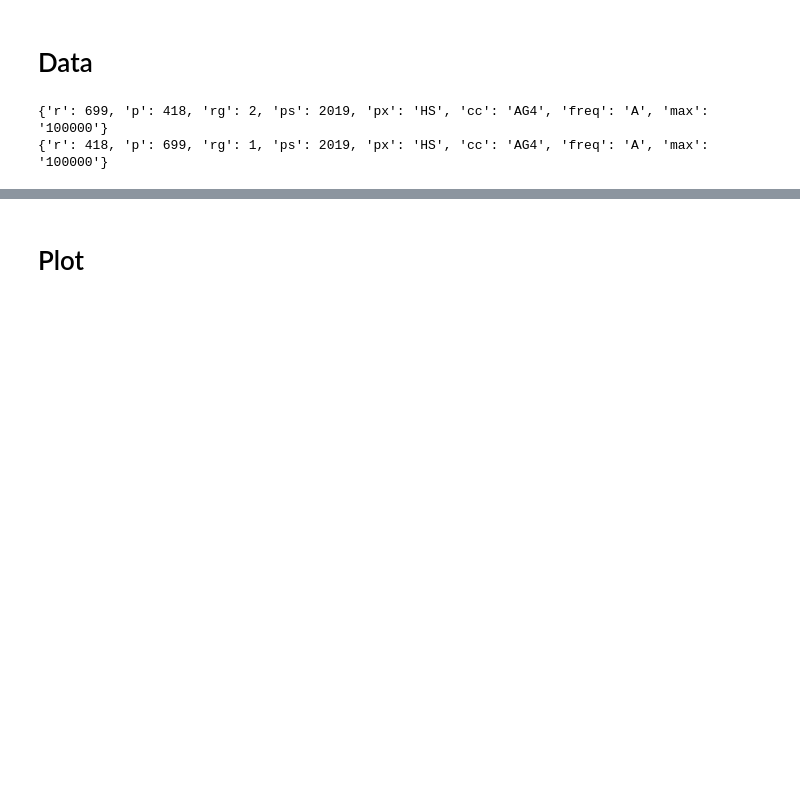
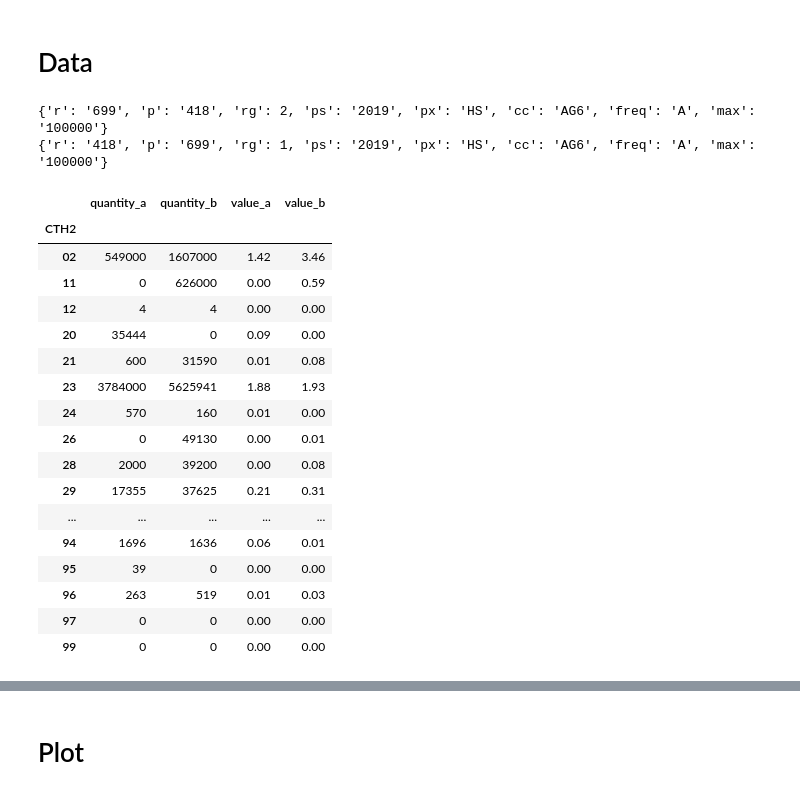
Before and after one commit to kmaneesh/tta, a Jupyter notebook: notebook/country/export.ipynb, the cells around one changed output, grey strips where cells are left out. Cells and saved outputs as stored; diff of their text form; code cells hidden in the pictures; blank space fills up the shorter version.

```diff
--- a/notebook/country/export.ipynb
+++ b/notebook/country/export.ipynb
@@ -52,10 +50,35 @@ print(status)
 # %% [markdown]
 # Data
 # %%
+cc = 'AG6'
 data_out, data_in = tta.get_export_data(reporter, partner, period, cc)
 data = tta.compare(data_out, data_in)
 df = tta.prepare(data)
 # %% [output]
-{'r': 699, 'p': 418, 'rg': 2, 'ps': 2019, 'px': 'HS', 'cc': 'AG4', 'freq': 'A', 'max': '100000'}
-{'r': 418, 'p': 699, 'rg': 1, 'ps': 2019, 'px': 'HS', 'cc': 'AG4', 'freq': 'A', 'max': '100000'}
+{'r': '699', 'p': '418', 'rg': 2, 'ps': '2019', 'px': 'HS', 'cc': 'AG6', 'freq': 'A', 'max': '100000'}
+{'r': '418', 'p': '699', 'rg': 1, 'ps': '2019', 'px': 'HS', 'cc': 'AG6', 'freq': 'A', 'max': '100000'}
+# %%
+df['CTH2'] = df['code'].str.slice(0, 2)
+df['CTH4'] = df['code'].str.slice(0, 4)
+df['CTH6'] = df['code']
+df.groupby(['CTH2'])[['quantity_a', 'quantity_b', 'value_a', 'value_b']].sum()
+# %% [output]
+|  | quantity_a | quantity_b | value_a | value_b |
+| CTH2 |  |  |  |  |
+| 02 | 549000 | 1607000 | 1.42 | 3.46 |
+| 11 | 0 | 626000 | 0.00 | 0.59 |
+| 12 | 4 | 4 | 0.00 | 0.00 |
+| 20 | 35444 | 0 | 0.09 | 0.00 |
+| 21 | 600 | 31590 | 0.01 | 0.08 |
+| 23 | 3784000 | 5625941 | 1.88 | 1.93 |
+| 24 | 570 | 160 | 0.01 | 0.00 |
+| 26 | 0 | 49130 | 0.00 | 0.01 |
+| 28 | 2000 | 39200 | 0.00 | 0.08 |
+| 29 | 17355 | 37625 | 0.21 | 0.31 |
+| ... | ... | ... | ... | ... |
+| 94 | 1696 | 1636 | 0.06 | 0.01 |
+| 95 | 39 | 0 | 0.00 | 0.00 |
+| 96 | 263 | 519 | 0.01 | 0.03 |
+| 97 | 0 | 0 | 0.00 | 0.00 |
+| 99 | 0 | 0 | 0.00 | 0.00 |
 # %%
```
Also changed, not shown: parts of 3 cells of this notebook, 1 other file.
